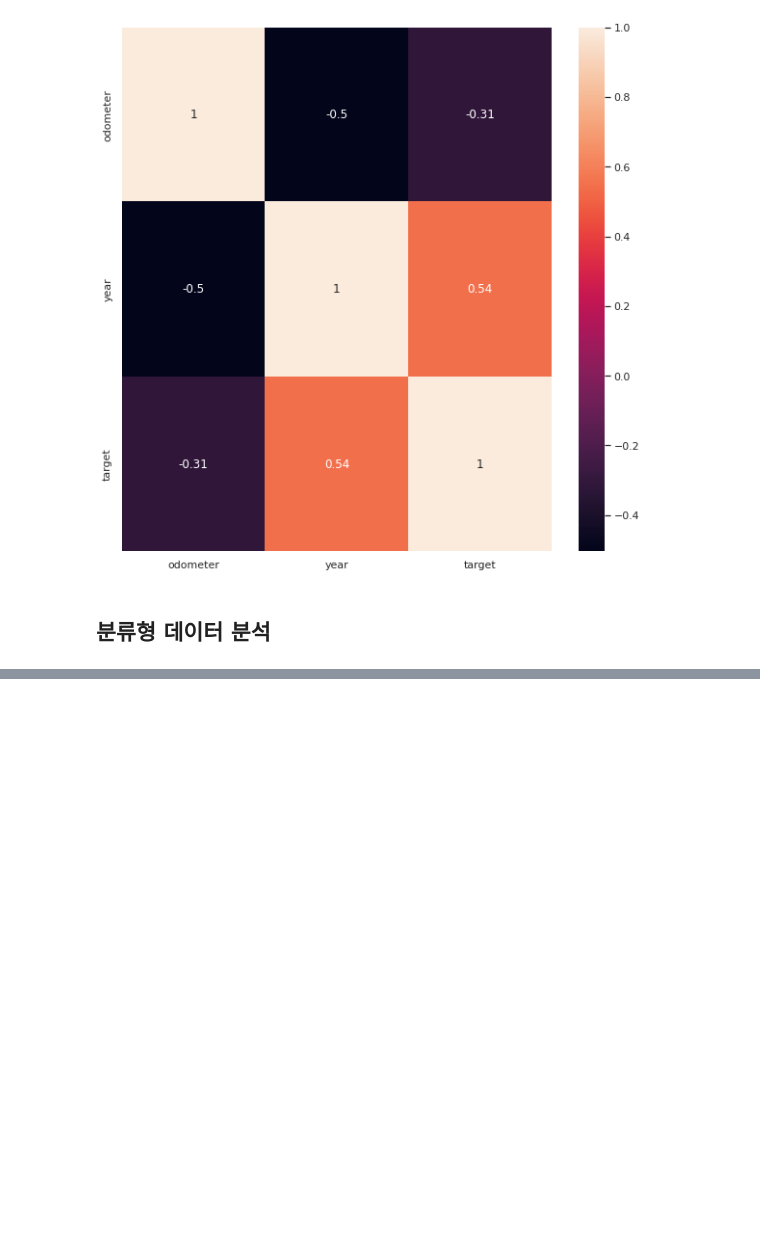
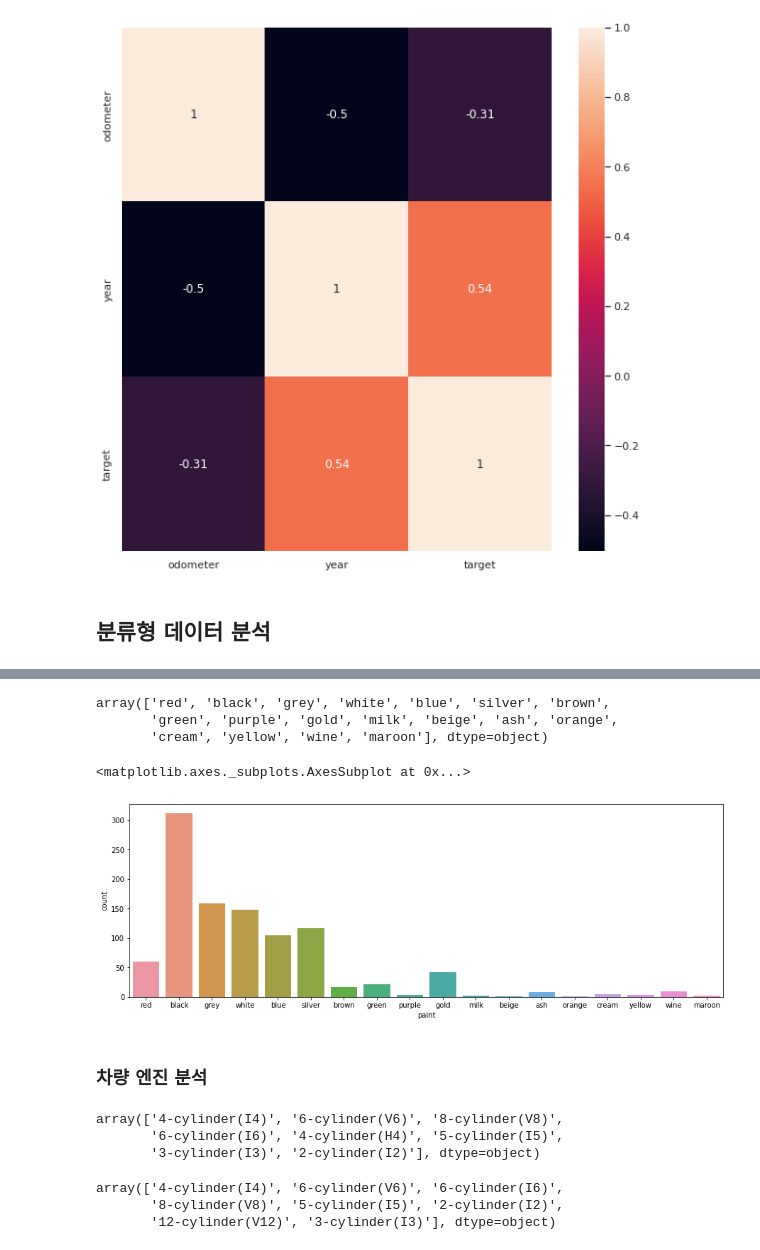
Before and after one commit to ckstn0777/kaggle_competition, a Jupyter notebook: used_car_price/used_car_price_1.ipynb, the cells around one changed output, grey strips where cells are left out. Drawn from its saved outputs; the diff is of its cells as text; code cells hidden in the pictures; blank space fills up the shorter version.

```diff
--- a/used_car_price/used_car_price_1.ipynb
+++ b/used_car_price/used_car_price_1.ipynb
@@ -260,0 +388,21 @@ sns.heatmap(corrMat, annot=True)
+# %%
+import re
+
+def clean_text(texts):
+    corpus = []
+    for i in range(0, len(texts)):
+        review = re.sub(r'[@%\\*=()/~#&\+á?\xc3\xa1\-\|\.\:\;\!\-\,\_\~\$\'\"\n\]\[\>\<]', '',texts[i]) #@%*=()/+ 와 같은 문장부호 제거
+        review = re.sub(r'\d+','',review)#숫자 제거
+        review = review.lower() #소문자 변환
+        review = re.sub(r'\s+', ' ', review) #extra space 제거
+        review = re.sub(r'<[^>]+>','',review) #Html tags 제거
+        review = re.sub(r'\s+', ' ', review) #spaces 제거
+        review = re.sub(r"^\s+", '', review) #space from start 제거
+        review = re.sub(r'\s+$', '', review) #space from the end 제거
+        review = re.sub(r'_', ' ', review) #space from the end 제거
+        corpus.append(review)
+
+    return corpus
+# %%
+temp = clean_text(train['paint'])
+train['paint'] = temp
@@ -260,0 +424,44 @@ sns.heatmap(corrMat, annot=True)
+# %%
+# deep blue, ink blue, navy blue 같은거는 그냥 blue로 통일시키는 것처럼 몇가지 색상으로 통일시켜줌
+# 근데 black and sliver 같은 경우는 좀 애매하네...
+train['paint'] = train['paint'].apply(lambda x : 'blue' if x.find('blue') >= 0 else x)
+train['paint'] = train['paint'].apply(lambda x : 'red' if x.find('red') >= 0 else x)
+train['paint'] = train['paint'].apply(lambda x : 'green' if x.find('green') >= 0 else x)
+train['paint'] = train['paint'].apply(lambda x : 'black' if x.find('black') >= 0 else x)
+train['paint'] = train['paint'].apply(lambda x : 'white' if x.find('white') >= 0 else x)
+train['paint'] = train['paint'].apply(lambda x : 'grey' if x.find('grey') >= 0 else x)
+train['paint'] = train['paint'].apply(lambda x : 'grey' if x.find('gery') >= 0 else x)
+train['paint'] = train['paint'].apply(lambda x : 'grey' if x.find('gray') >= 0 else x)
+train['paint'] = train['paint'].apply(lambda x : 'ash' if x.find('ash') >= 0 else x)
+train['paint'] = train['paint'].apply(lambda x : 'brown' if x.find('brown') >= 0 else x)
+train['paint'] = train['paint'].apply(lambda x : 'silver' if x.find('silver') >= 0 else x)
+train['paint'] = train['paint'].apply(lambda x : 'silver' if x.find('sliver') >= 0 else x)
+train['paint'] = train['paint'].apply(lambda x : 'gold' if x.find('gold') >= 0 else x)
+train['paint'] = train['paint'].apply(lambda x : 'wine' if x.find('whine') >= 0 else x)
+# %%
+train['paint'].unique()
+# %% [output]
+array(['red', 'black', 'grey', 'white', 'blue', 'silver', 'brown',
+       'green', 'purple', 'gold', 'milk', 'beige', 'ash', 'orange',
+       'cream', 'yellow', 'wine', 'maroon'], dtype=object)
+# %%
+plt.figure(figsize = (15, 5))
+sns.countplot(x='paint', data=train)
+# %% [output]
+<matplotlib.axes._subplots.AxesSubplot at 0x...>
+[figure, added]
+# %% [markdown]
+### 차량 엔진 분석
+# %%
+train['engine'].unique()
+# %% [output]
+array(['4-cylinder(I4)', '6-cylinder(V6)', '8-cylinder(V8)',
+       '6-cylinder(I6)', '4-cylinder(H4)', '5-cylinder(I5)',
+       '3-cylinder(I3)', '2-cylinder(I2)'], dtype=object)
+# %%
+# 훈련데이터에 없는 12-cylinder(V12)는 어쩔수없을듯... 훈련데이터셋을 보강하던가 그래야하지 않나
+test['engine'].unique()
+# %% [output]
+array(['4-cylinder(I4)', '6-cylinder(V6)', '6-cylinder(I6)',
+       '8-cylinder(V8)', '5-cylinder(I5)', '2-cylinder(I2)',
+       '12-cylinder(V12)', '3-cylinder(I3)'], dtype=object)
```
Also changed, not shown: parts of 29 cells of this notebook, 1 other file.
